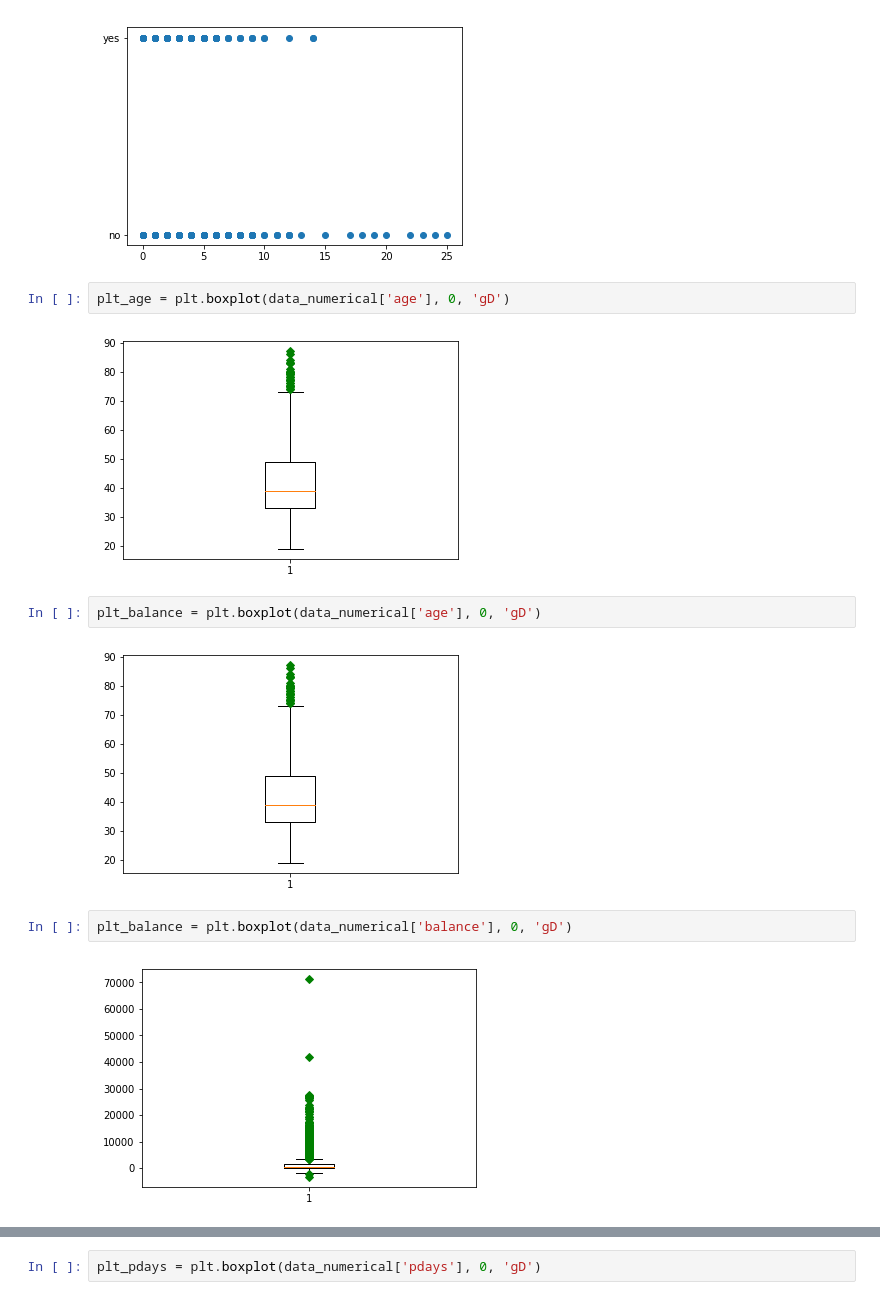
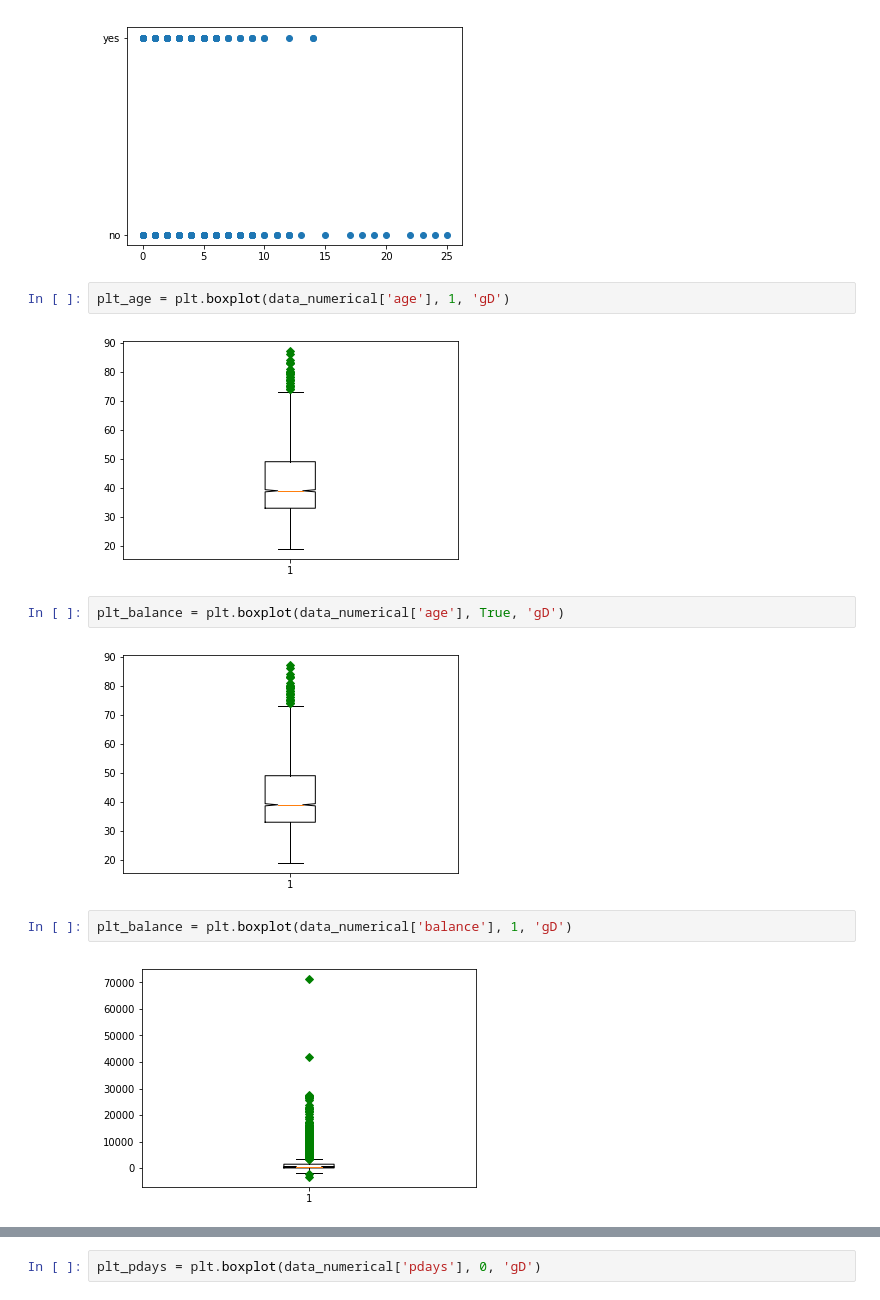
Before and after one commit to soo-shan/bankdataset, a Jupyter notebook: Bank.ipynb, the cells around one changed output, grey strips where cells are left out. Saved outputs shown, nothing was run; the diff lists cells and outputs as text.

```diff
--- a/Bank.ipynb
+++ b/Bank.ipynb
@@ -364,15 +364,15 @@ plot_age = plt.scatter(x='previous',y='y',data=data)
 # %% [output]
 [figure]
 # %%
-plt_age = plt.boxplot(data_numerical['age'], 0, 'gD')
+plt_age = plt.boxplot(data_numerical['age'], 1, 'gD')
 # %% [output]
-[figure, old version]
+[figure, new version]
 # %%
-plt_balance = plt.boxplot(data_numerical['age'], 0, 'gD')
+plt_balance = plt.boxplot(data_numerical['age'], True, 'gD')
 # %% [output]
-[figure, old version]
+[figure, new version]
 # %%
-plt_balance = plt.boxplot(data_numerical['balance'], 0, 'gD')
+plt_balance = plt.boxplot(data_numerical['balance'], 1, 'gD')
 # %% [output]
-[figure, old version]
+[figure, new version]
 # %%
```
Also changed, not shown: parts of 2 cells of this notebook, 2 other files.
